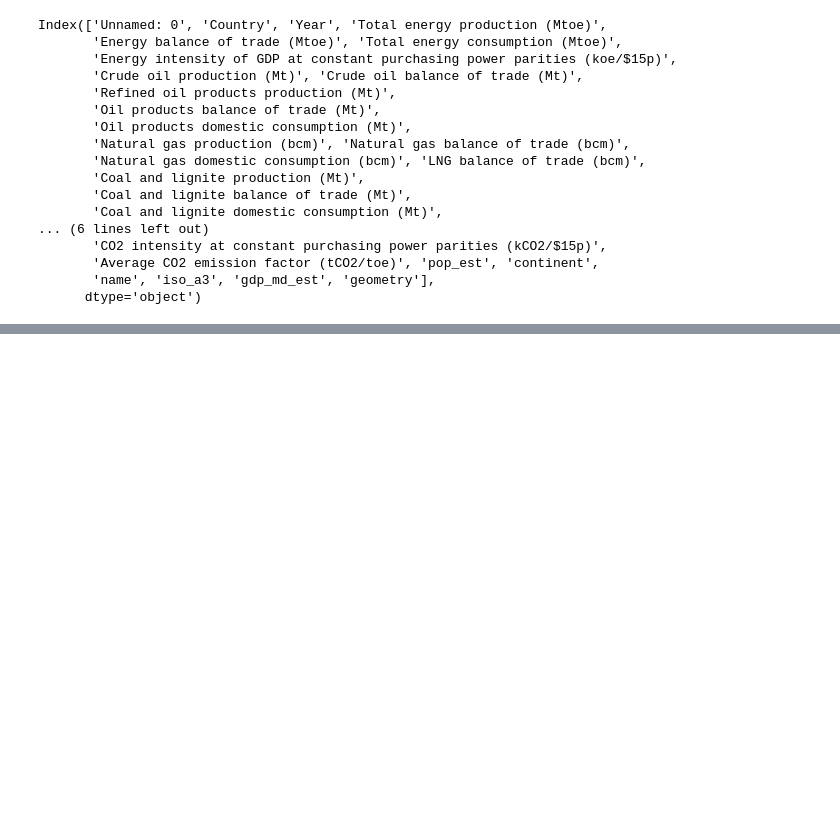
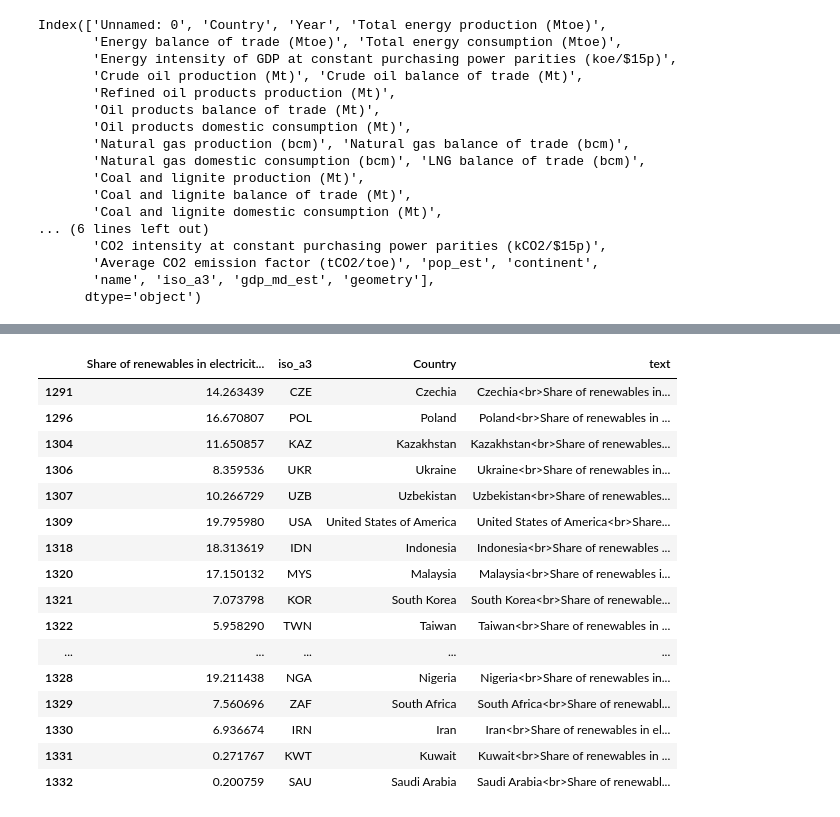
Before and after one commit to MarianMash/Data-Visualization, a Jupyter notebook: test.ipynb, the cells around one changed output, grey strips where cells are left out. Cells and saved outputs as stored; diff of their text form; code cells hidden in the pictures; blank space fills up the shorter version.

```diff
--- a/test.ipynb
+++ b/test.ipynb
@@ -413,0 +498,2 @@ piechart
+# %%
+df = file.copy()
@@ -413,0 +510,9 @@ piechart
+# %%
+
+df = df[df['Year'] == 2020]
+df = df[['Share of renewables in electricity production (%)','iso_a3','Country']]
+df = df.dropna()
+df['text'] = df['Country'] + '<br>Share of renewables in electricity production: ' + (df['Share of renewables in electricity production (%)']).astype(str)+' %'
+limits = [(0,20),(20,40),(41,60),(61,80),(81,100)]
+colors = ["royalblue","crimson","lightseagreen","orange","chocolate"]
+df.head()
@@ -413,0 +526,22 @@ piechart
+# %%
+lim = limits[0]
+df_sub = df[(df['Share of renewables in electricity production (%)'] > lim[0]) & (df['Share of renewables in electricity production (%)'] < lim[1])]
+df_sub
+# %% [output]
+|  | Share of renewables in electricit... | iso_a3 | Country | text |
+| 1291 | 14.263439 | CZE | Czechia | Czechia<br>Share of renewables in... |
+| 1296 | 16.670807 | POL | Poland | Poland<br>Share of renewables in ... |
+| 1304 | 11.650857 | KAZ | Kazakhstan | Kazakhstan<br>Share of renewables... |
+| 1306 | 8.359536 | UKR | Ukraine | Ukraine<br>Share of renewables in... |
+| 1307 | 10.266729 | UZB | Uzbekistan | Uzbekistan<br>Share of renewables... |
+| 1309 | 19.795980 | USA | United States of America | United States of America<br>Share... |
+| 1318 | 18.313619 | IDN | Indonesia | Indonesia<br>Share of renewables ... |
+| 1320 | 17.150132 | MYS | Malaysia | Malaysia<br>Share of renewables i... |
+| 1321 | 7.073798 | KOR | South Korea | South Korea<br>Share of renewable... |
+| 1322 | 5.958290 | TWN | Taiwan | Taiwan<br>Share of renewables in ... |
+| ... | ... | ... | ... | ... |
+| 1328 | 19.211438 | NGA | Nigeria | Nigeria<br>Share of renewables in... |
+| 1329 | 7.560696 | ZAF | South Africa | South Africa<br>Share of renewabl... |
+| 1330 | 6.936674 | IRN | Iran | Iran<br>Share of renewables in el... |
+| 1331 | 0.271767 | KWT | Kuwait | Kuwait<br>Share of renewables in ... |
+| 1332 | 0.200759 | SAU | Saudi Arabia | Saudi Arabia<br>Share of renewabl... |
```
Also changed, not shown: parts of 8 cells of this notebook, 1 other file.
